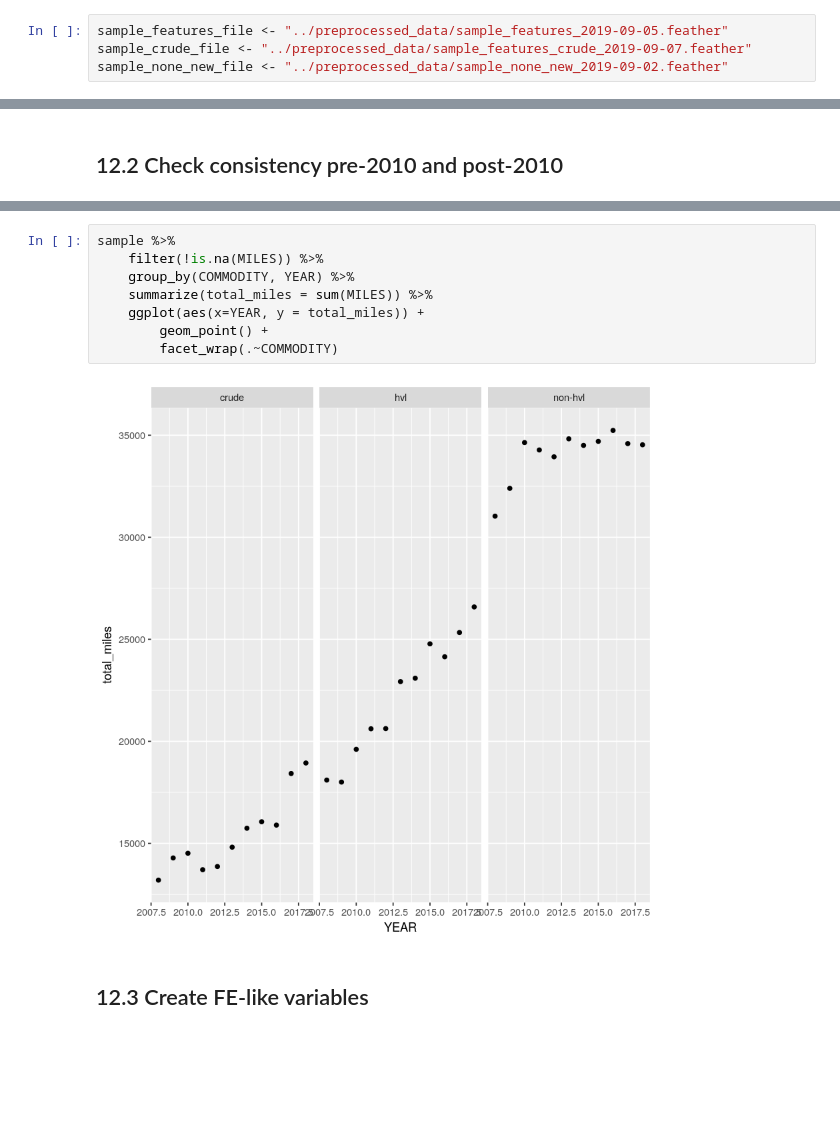
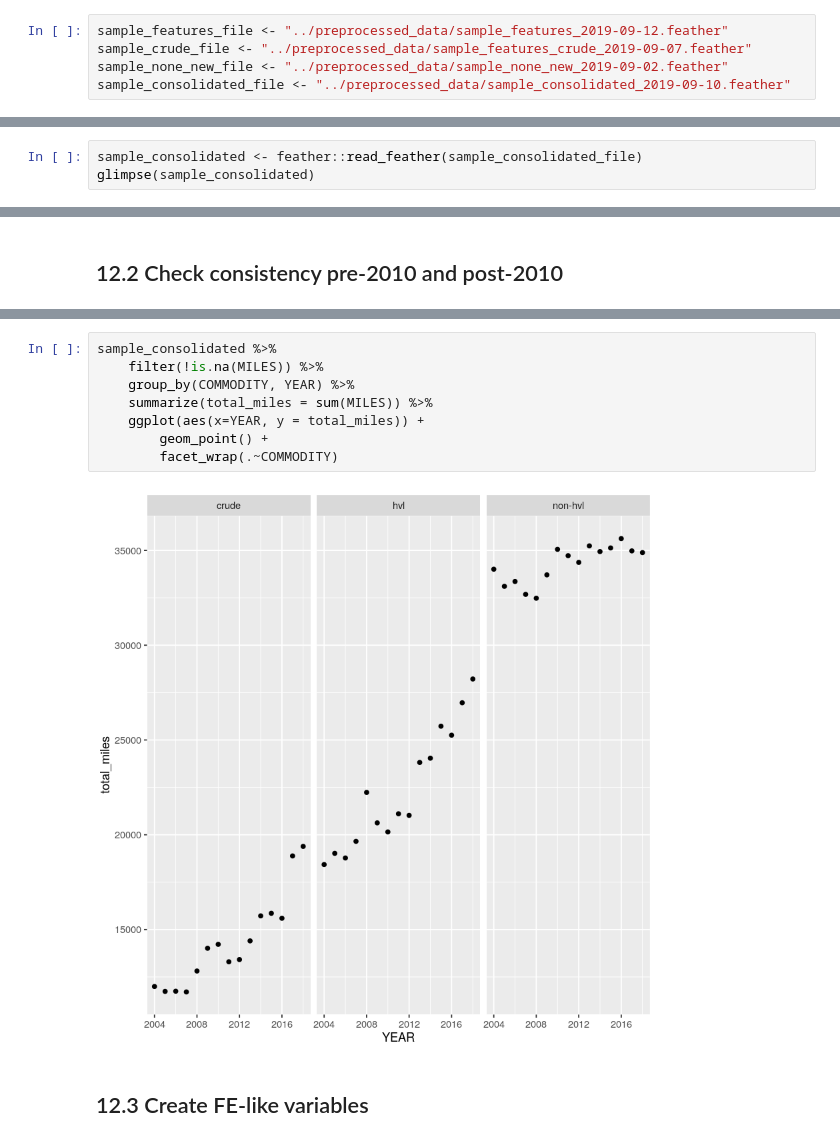
Before and after one commit to julianbarg/oil_industry, a Jupyter notebook: workbooks/12r_data_exploratino_graphs.ipynb, the cells around one changed output, grey strips where cells are left out. Saved outputs shown, nothing was run; the diff lists cells and outputs as text; blank space fills up the shorter version.

Commit message:
Begin of updating exploration graphs.

```diff
--- a/workbooks/12r_data_exploratino_graphs.ipynb
+++ b/workbooks/12r_data_exploratino_graphs.ipynb
@@ -1,9 +1,10 @@
 # %% [markdown]
 # 12. Data exploration - model (graphs)
 # %%
-sample_features_file <- "../preprocessed_data/sample_features_2019-09-05.feather"
+sample_features_file <- "../preprocessed_data/sample_features_2019-09-12.feather"
 sample_crude_file <- "../preprocessed_data/sample_features_crude_2019-09-07.feather"
 sample_none_new_file <- "../preprocessed_data/sample_none_new_2019-09-02.feather"
+sample_consolidated_file <- "../preprocessed_data/sample_consolidated_2019-09-10.feather"
 # %%
 library(tidyverse)
 # %% [output]
@@ -57,0 +43,3 @@ $ miles_x_change        <dbl> 6011012.7441, 656073.7657, 148921.5107, 130.795…
+# %%
+sample_consolidated <- feather::read_feather(sample_consolidated_file)
+glimpse(sample_consolidated)
@@ -86,13 +128,13 @@ sample %>%
 # %%
-sample %>%
+sample_consolidated %>%
     filter(!is.na(MILES)) %>%
     group_by(COMMODITY, YEAR) %>%
     summarize(total_miles = sum(MILES)) %>%
     ggplot(aes(x=YEAR, y = total_miles)) +
         geom_point() +
         facet_wrap(.~COMMODITY)
 # %% [output]
-[figure, old version]
+[figure, new version]
 # %% [markdown]
 ## 12.3 Create FE-like variables
 # %%
```
Also changed, not shown: parts of 5 cells of this notebook.
